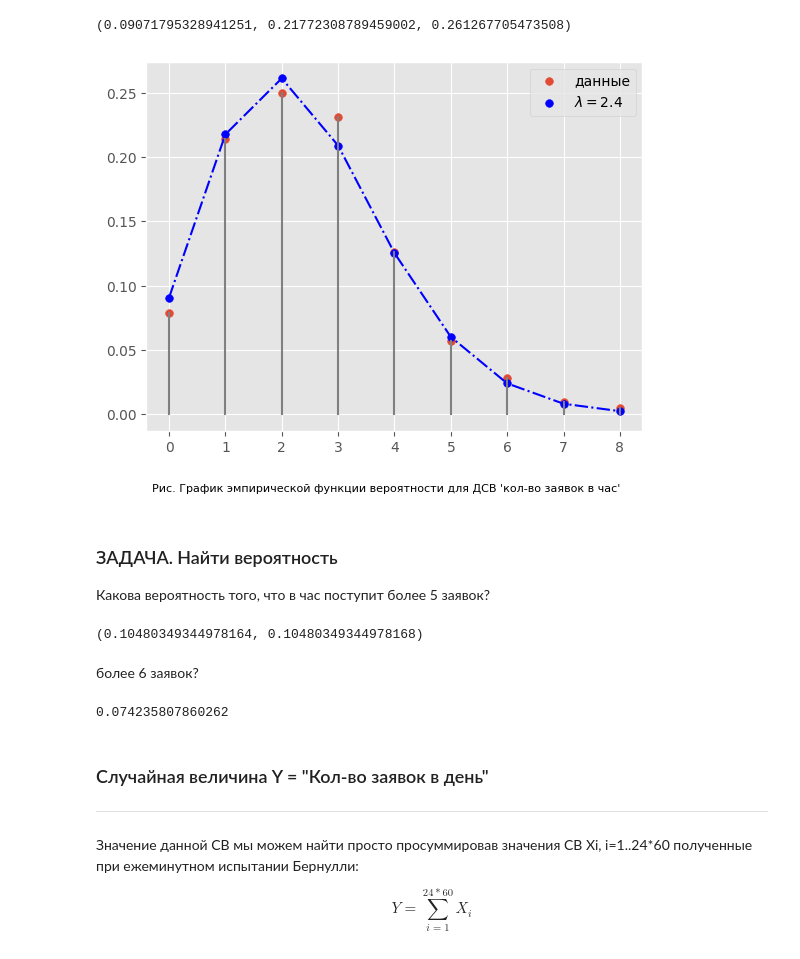
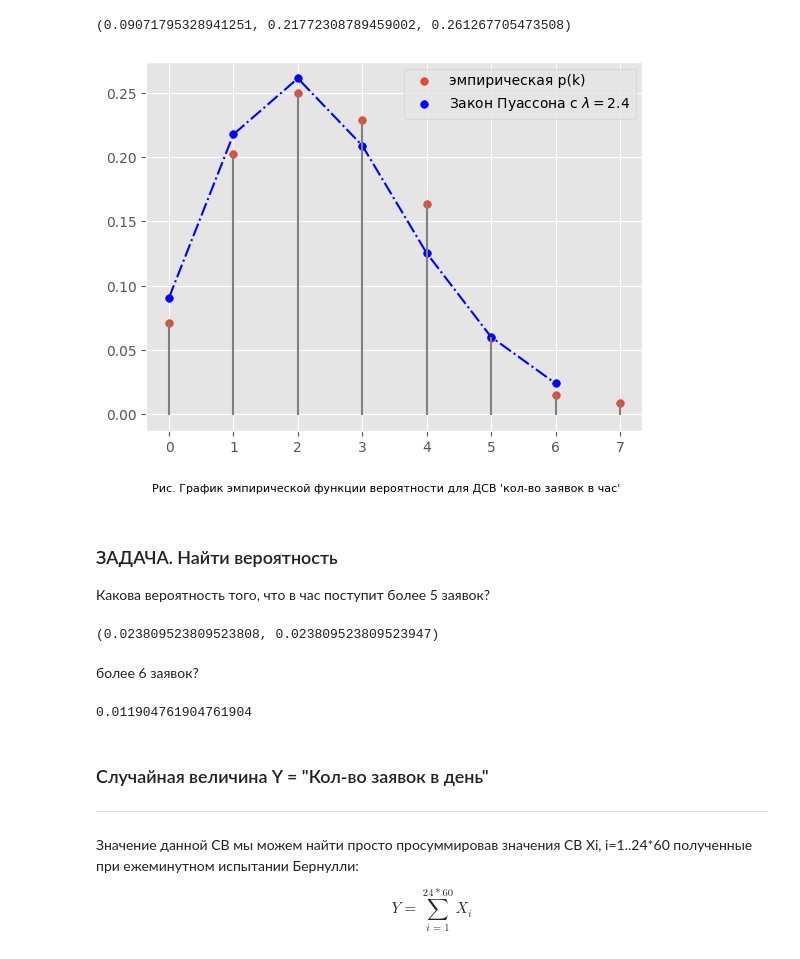
Before and after one commit to garry-nn/repo1, a Jupyter notebook: Lesson03/TV_lesson03_mc_repo.ipynb, the cells around one changed output. Cells and saved outputs as stored; diff of their text form; code cells hidden in the pictures.

```diff
--- a/Lesson03/TV_lesson03_mc_repo.ipynb
+++ b/Lesson03/TV_lesson03_mc_repo.ipynb
@@ -60,5 +61,7 @@ requests_a_hour(p), requests_a_hour(p), requests_a_hour(p)
 # %%
-# смоделируем наблюдения за неделю (60 * 7 значений С.В. Y)
-Yi = [requests_a_hour(p) for _ in range(60 * 7)]
+np.random.seed(1234)
+
+# смоделируем наблюдения за неделю (24 * 7 значений С.В. Y)
+Yi = [requests_a_hour(p) for _ in range(24 * 14)]
 print(Yi)
 # %% [output]
@@ -127,29 +130,30 @@ poisson_fun(0), poisson_fun(1), poisson_fun(2)
 # %%
 # совместим график эмпирической функции вероятности с теоретической
 k_i = np.array(p_i.index, dtype=int)
-f_i = [poisson_fun(k) for k in k_i]
-plt.scatter(k_i, p_i.values, s=30, label="данные")
-plt.scatter(k_i, f_i, s=30, c='blue', label='$\lambda = 2.4$')
-plt.plot(k_i, f_i, '-.', c='blue')
+ki = np.array(range(max(k_i)))
+fi = [poisson_fun(k) for k in ki]
+plt.scatter(k_i, p_i.values, s=30, label="эмпирическая p(k)")
+plt.scatter(ki, fi, s=30, c='blue', label='Закон Пуассона с $\lambda = 2.4$')
+plt.plot(ki, fi, '-.', c='blue')
 for i in range(len(p_i)):
-    plt.plot([k_i[i], k_i[i]], [0, p_i.values[i]], c='grey')
+    plt.plot([p_i.index[i], p_i.index[i]], [0, p_i.values[i]], c='grey')
 plt.suptitle("Рис. График эмпирической функции вероятности для ДСВ 'кол-во заявок в час'", y=0, fontsize=8)
 plt.legend();
 # %% [output]
-[figure, old version]
+[figure, new version]
 # %% [markdown]
 ### ЗАДАЧА. Найти вероятность
 Какова вероятность того, что в час поступит более 5 заявок?
 # %%
 sum(p_i[6:]), 1 - sum(p_i[0:6])
 # %% [output]
-(0.10480349344978164, 0.10480349344978168)
+(0.023809523809523808, 0.023809523809523947)
 # %% [markdown]
 более 6 заявок?
 # %%
 sum(p_i[7:])
 # %% [output]
-0.074235807860262
+0.011904761904761904
 # %% [markdown]
 ### Случайная величина Y = "Кол-во заявок в день"
 ---
```
Also changed, not shown: parts of 26 cells of this notebook.
